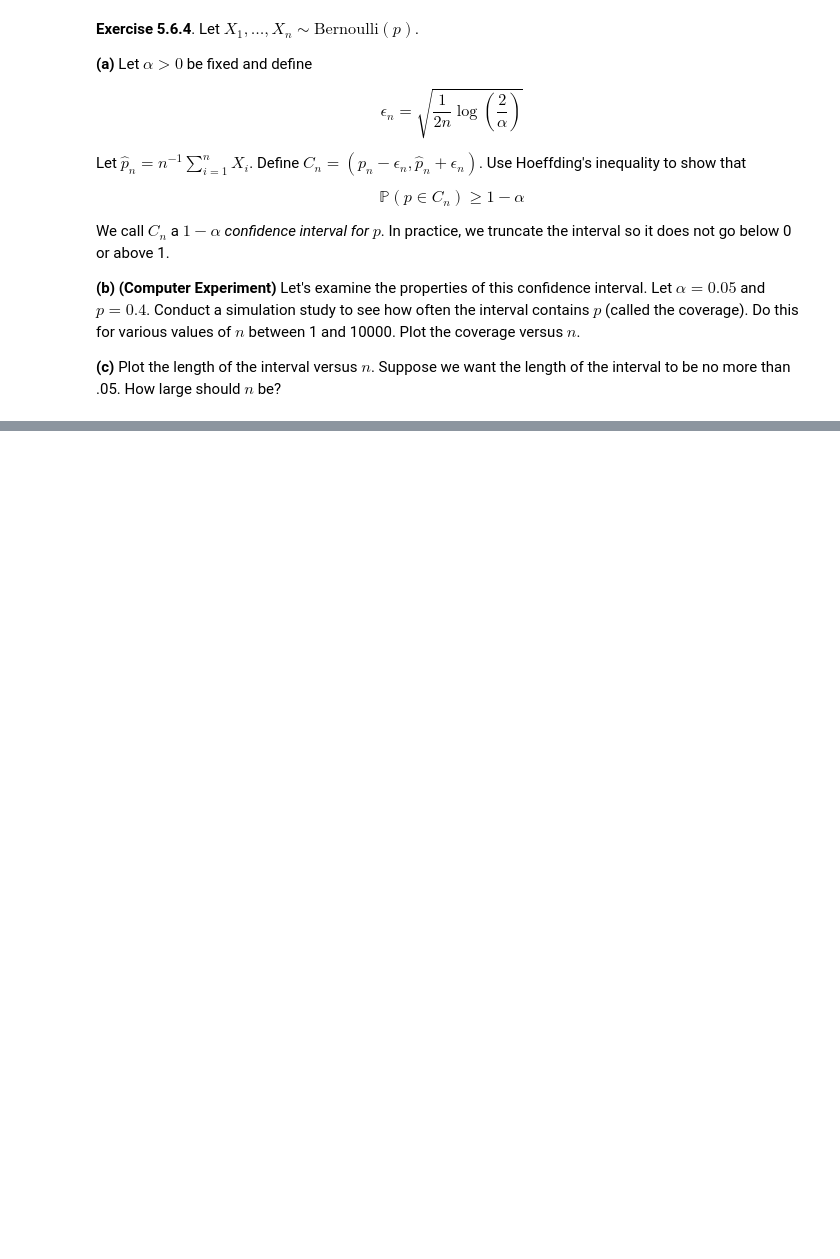
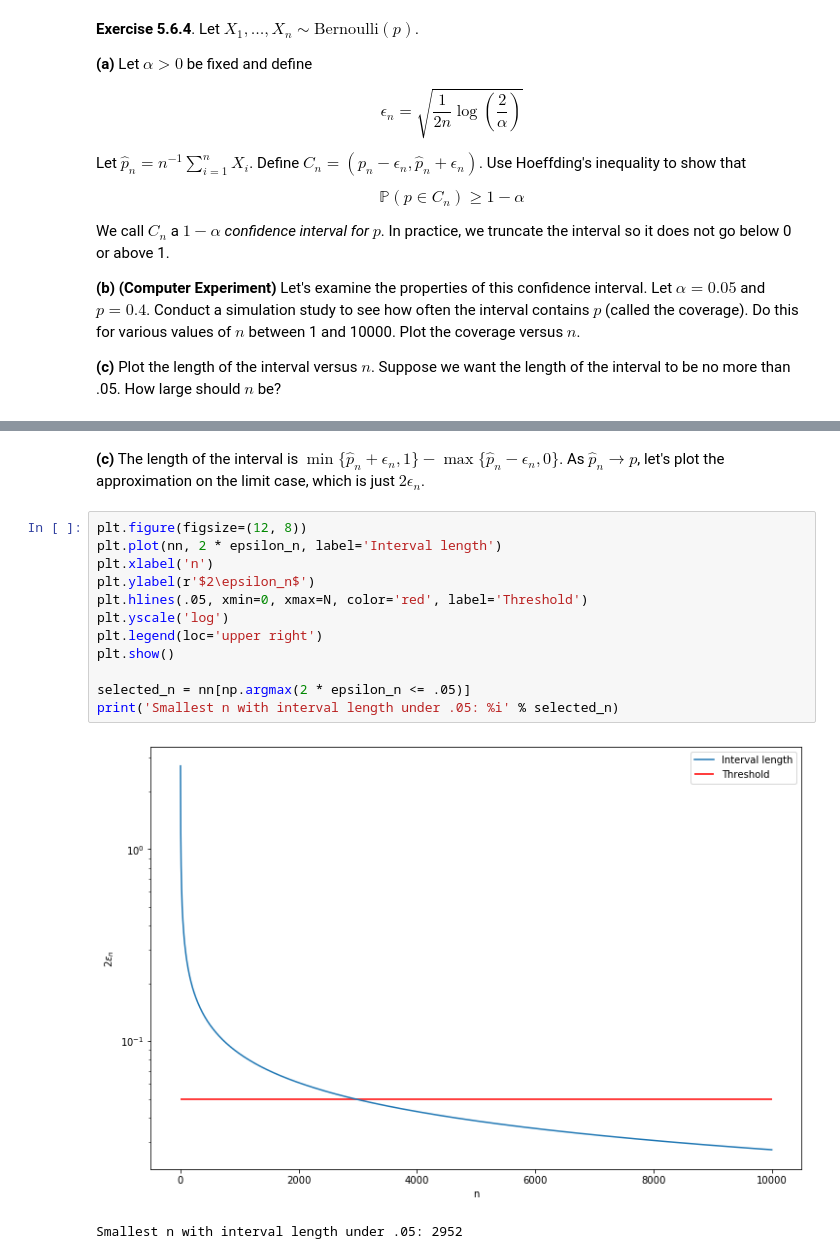
Before and after one commit to telmo-correa/all-of-statistics, a Jupyter notebook: Chapter 05 - Inequalities.ipynb, the cells around one changed output, grey strips where cells are left out. Cells and saved outputs as stored; diff of their text form; blank space fills up the shorter version.

```diff
--- a/Chapter 05 - Inequalities.ipynb
+++ b/Chapter 05 - Inequalities.ipynb
@@ -203,0 +255,17 @@ We call $C_n$ a *$1 - \alpha$ confidence interval for $p$*. In practice, we trun
+# %% [markdown]
+**(c)**  The length of the interval is $\min \{\hat{p}_n + \epsilon_n, 1 \} - \max \{ \hat{p}_n - \epsilon_n, 0\}$.  As $\hat{p}_n \rightarrow p$, let's plot the approximation on the limit case, which is just $2 \epsilon_n$.
+# %%
+plt.figure(figsize=(12, 8))
+plt.plot(nn, 2 * epsilon_n, label='Interval length')
+plt.xlabel('n')
+plt.ylabel(r'$2\epsilon_n$')
+plt.hlines(.05, xmin=0, xmax=N, color='red', label='Threshold')
+plt.yscale('log')
+plt.legend(loc='upper right')
+plt.show()
+
+selected_n = nn[np.argmax(2 * epsilon_n <= .05)]
+print('Smallest n with interval length under .05: %i' % selected_n)
+# %% [output]
+[figure, added]
+Smallest n with interval length under .05: 2952
```
Also changed, not shown: parts of 8 cells of this notebook, 1 other file.
